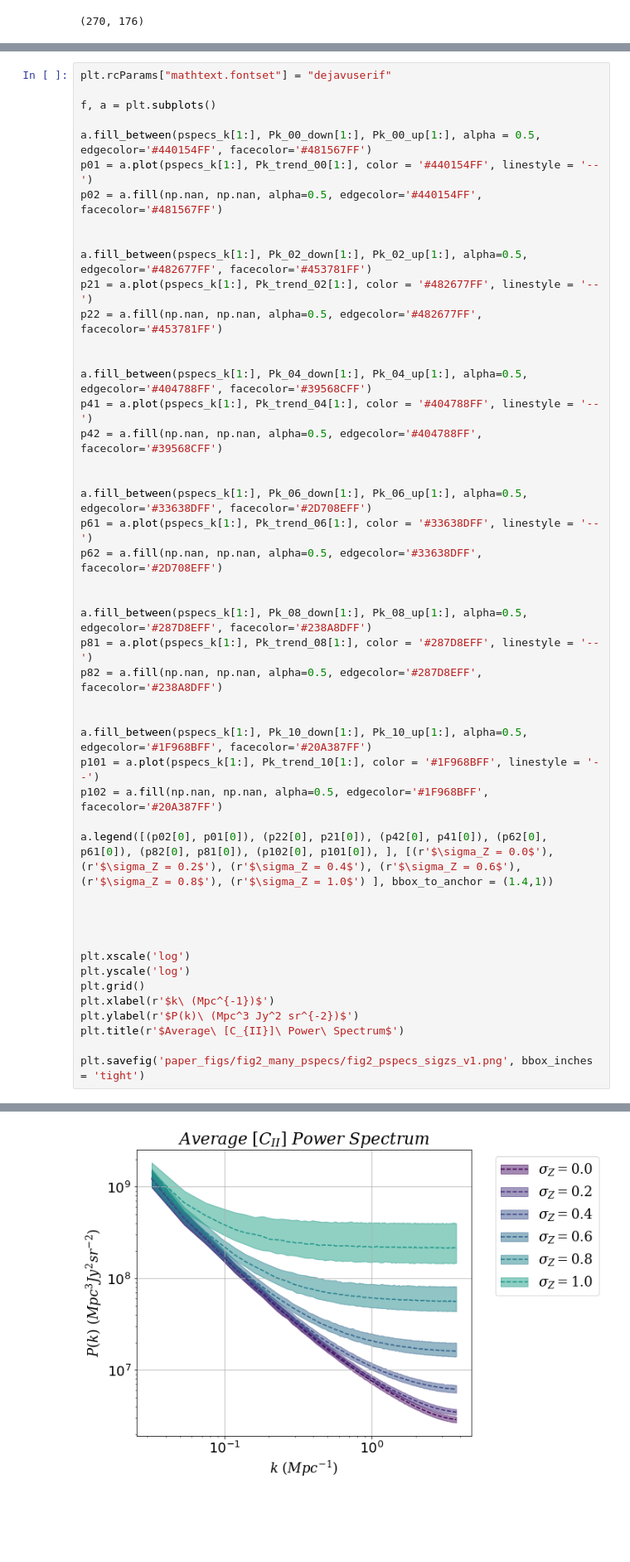
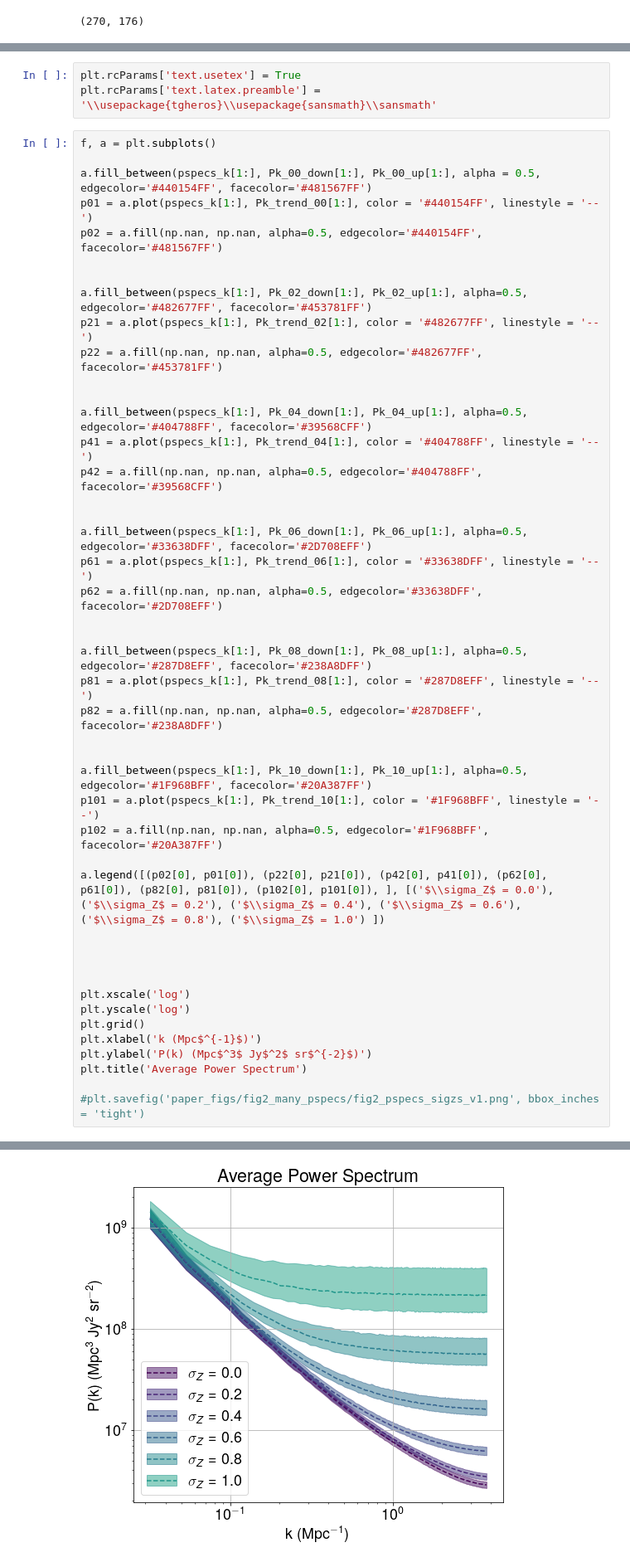
Before and after one commit to PatrickHorlaville/CITA_LIM, a Jupyter notebook: many_pspecs_condensed.ipynb, the cells around one changed output, grey strips where cells are left out. Shown at 83% size. Drawn from its saved outputs; the diff is of its cells as text; blank space fills up the shorter version.

Commit message:
adding new pspec zsig plot corrected

```diff
--- a/many_pspecs_condensed.ipynb
+++ b/many_pspecs_condensed.ipynb
@@ -138,9 +138,10 @@ plt.title(r'$Average\ [C_{II}]\ Power\ Spectrum$')
 plt.savefig('paper_figs/fig2_many_pspecs/fig2_pspecs_sigzs_v0.png', bbox_inches = 'tight')
 # %% [output]
 [figure]
+# %%
+plt.rcParams['text.usetex'] = True
+plt.rcParams['text.latex.preamble'] = '\\usepackage{tgheros}\\usepackage{sansmath}\\sansmath'
 # %%
-plt.rcParams["mathtext.fontset"] = "dejavuserif"
-
 f, a = plt.subplots()
 
 a.fill_between(pspecs_k[1:], Pk_00_down[1:], Pk_00_up[1:], alpha = 0.5, edgecolor='#440154FF', facecolor='#481567FF')
@@ -172,7 +173,7 @@ a.fill_between(pspecs_k[1:], Pk_10_down[1:], Pk_10_up[1:], alpha=0.5, edgecolor=
 p101 = a.plot(pspecs_k[1:], Pk_trend_10[1:], color = '#1F968BFF', linestyle = '--')
 p102 = a.fill(np.nan, np.nan, alpha=0.5, edgecolor='#1F968BFF', facecolor='#20A387FF')
 
-a.legend([(p02[0], p01[0]), (p22[0], p21[0]), (p42[0], p41[0]), (p62[0], p61[0]), (p82[0], p81[0]), (p102[0], p101[0]), ], [(r'$\sigma_Z = 0.0$'), (r'$\sigma_Z = 0.2$'), (r'$\sigma_Z = 0.4$'), (r'$\sigma_Z = 0.6$'), (r'$\sigma_Z = 0.8$'), (r'$\sigma_Z = 1.0$') ], bbox_to_anchor = (1.4,1))
+a.legend([(p02[0], p01[0]), (p22[0], p21[0]), (p42[0], p41[0]), (p62[0], p61[0]), (p82[0], p81[0]), (p102[0], p101[0]), ], [('$\\sigma_Z$ = 0.0'), ('$\\sigma_Z$ = 0.2'), ('$\\sigma_Z$ = 0.4'), ('$\\sigma_Z$ = 0.6'), ('$\\sigma_Z$ = 0.8'), ('$\\sigma_Z$ = 1.0') ])
 
 
 
@@ -180,9 +181,9 @@ a.legend([(p02[0], p01[0]), (p22[0], p21[0]), (p42[0], p41[0]), (p62[0], p61[0])
 plt.xscale('log')
 plt.yscale('log')
 plt.grid()
-plt.xlabel(r'$k\ (Mpc^{-1})$')
-plt.ylabel(r'$P(k)\ (Mpc^3 Jy^2 sr^{-2})$')
-plt.title(r'$Average\ [C_{II}]\ Power\ Spectrum$')
+plt.xlabel('k (Mpc$^{-1}$)')
+plt.ylabel('P(k) (Mpc$^3$ Jy$^2$ sr$^{-2}$)')
+plt.title('Average Power Spectrum')
 
-plt.savefig('paper_figs/fig2_many_pspecs/fig2_pspecs_sigzs_v1.png', bbox_inches = 'tight')
+#plt.savefig('paper_figs/fig2_many_pspecs/fig2_pspecs_sigzs_v1.png', bbox_inches = 'tight')
 # %% [output]
@@ -189,2 +191,2 @@ plt.savefig('paper_figs/fig2_many_pspecs/fig2_pspecs_sigzs_v1.png', bbox_inches
-[figure, old version]
+[figure, new version]
 # %%
```
Also changed, not shown: parts of 2 cells of this notebook, 1 other file.
